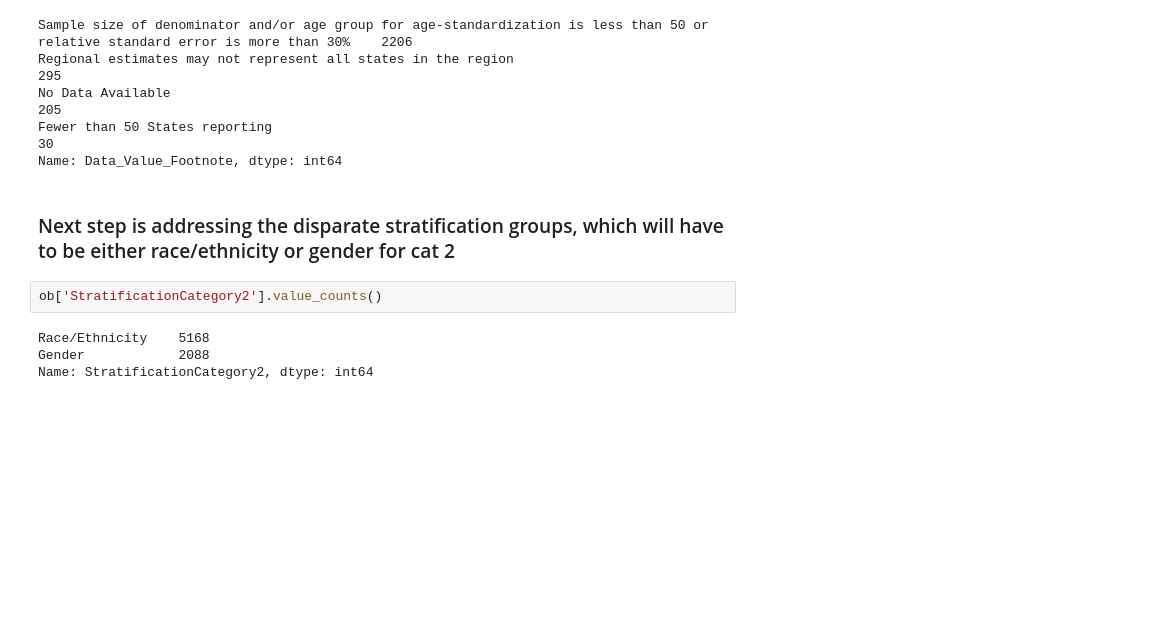
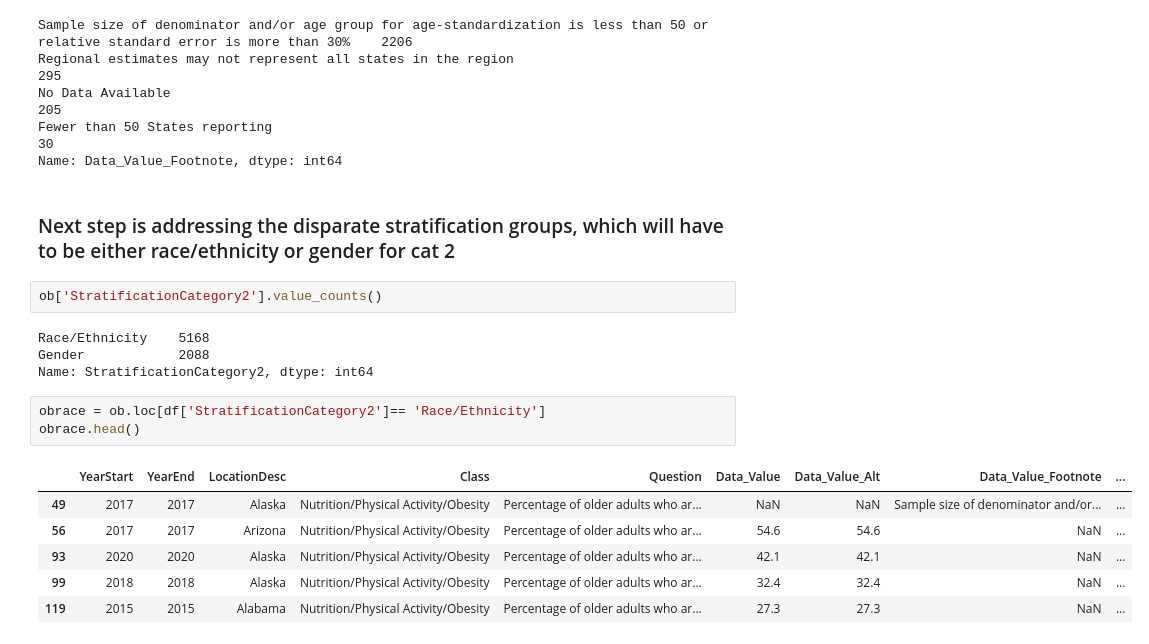
Before and after one commit to blakedshull/Project-4, a Jupyter notebook: Datacleaning.ipynb, the cells around one changed output. Saved outputs shown, nothing was run; the diff lists cells and outputs as text; blank space fills up the shorter version.

```diff
--- a/Datacleaning.ipynb
+++ b/Datacleaning.ipynb
@@ -302,3 +302,13 @@ ob['StratificationCategory2'].value_counts()
 Race/Ethnicity    5168
 Gender            2088
 Name: StratificationCategory2, dtype: int64
+# %%
+obrace = ob.loc[df['StratificationCategory2']== 'Race/Ethnicity']
+obrace.head()
+# %% [output]
+|  | YearStart | YearEnd | LocationDesc | Class | Question | Data_Value | Data_Value_Alt | Data_Value_Footnote | ... |
+| 49 | 2017 | 2017 | Alaska | Nutrition/Physical Activity/Obesity | Percentage of older adults who ar... | NaN | NaN | Sample size of denominator and/or... | ... |
+| 56 | 2017 | 2017 | Arizona | Nutrition/Physical Activity/Obesity | Percentage of older adults who ar... | 54.6 | 54.6 | NaN | ... |
+| 93 | 2020 | 2020 | Alaska | Nutrition/Physical Activity/Obesity | Percentage of older adults who ar... | 42.1 | 42.1 | NaN | ... |
+| 99 | 2018 | 2018 | Alaska | Nutrition/Physical Activity/Obesity | Percentage of older adults who ar... | 32.4 | 32.4 | NaN | ... |
+| 119 | 2015 | 2015 | Alabama | Nutrition/Physical Activity/Obesity | Percentage of older adults who ar... | 27.3 | 27.3 | NaN | ... |
```
Also changed, not shown: parts of 11 cells of this notebook.
